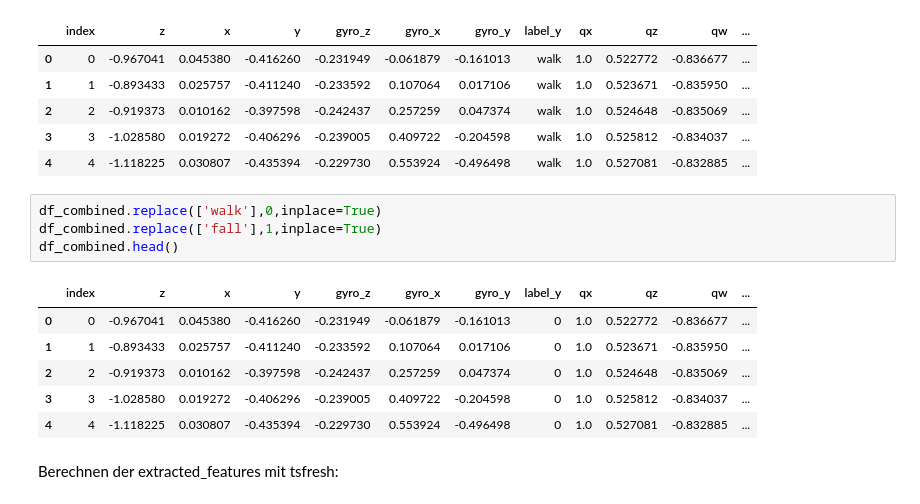
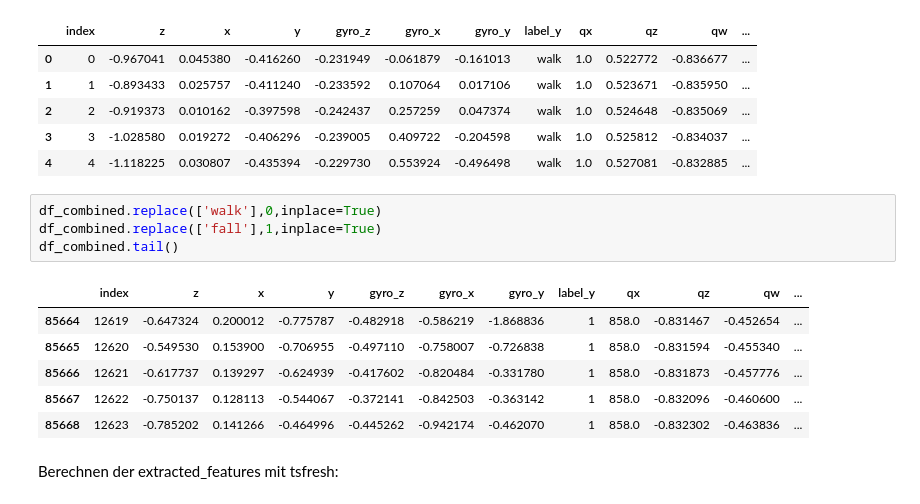
Before and after one commit to prizyou/Lexicon-Legends, a Jupyter notebook: FallDetection_Abgabe copy.ipynb, the cells around one changed output. Drawn from its saved outputs; the diff is of its cells as text.

```diff
--- a/FallDetection_Abgabe copy.ipynb
+++ b/FallDetection_Abgabe copy.ipynb
@@ -620,14 +620,14 @@ df_combined.head()
 # %%
 df_combined.replace(['walk'],0,inplace=True)
 df_combined.replace(['fall'],1,inplace=True)
-df_combined.head()
+df_combined.tail()
 # %% [output]
 |  | index | z | x | y | gyro_z | gyro_x | gyro_y | label_y | qx | qz | qw | ... |
-| 0 | 0 | -0.967041 | 0.045380 | -0.416260 | -0.231949 | -0.061879 | -0.161013 | 0 | 1.0 | 0.522772 | -0.836677 | ... |
-| 1 | 1 | -0.893433 | 0.025757 | -0.411240 | -0.233592 | 0.107064 | 0.017106 | 0 | 1.0 | 0.523671 | -0.835950 | ... |
-| 2 | 2 | -0.919373 | 0.010162 | -0.397598 | -0.242437 | 0.257259 | 0.047374 | 0 | 1.0 | 0.524648 | -0.835069 | ... |
-| 3 | 3 | -1.028580 | 0.019272 | -0.406296 | -0.239005 | 0.409722 | -0.204598 | 0 | 1.0 | 0.525812 | -0.834037 | ... |
-| 4 | 4 | -1.118225 | 0.030807 | -0.435394 | -0.229730 | 0.553924 | -0.496498 | 0 | 1.0 | 0.527081 | -0.832885 | ... |
+| 85664 | 12619 | -0.647324 | 0.200012 | -0.775787 | -0.482918 | -0.586219 | -1.868836 | 1 | 858.0 | -0.831467 | -0.452654 | ... |
+| 85665 | 12620 | -0.549530 | 0.153900 | -0.706955 | -0.497110 | -0.758007 | -0.726838 | 1 | 858.0 | -0.831594 | -0.455340 | ... |
+| 85666 | 12621 | -0.617737 | 0.139297 | -0.624939 | -0.417602 | -0.820484 | -0.331780 | 1 | 858.0 | -0.831873 | -0.457776 | ... |
+| 85667 | 12622 | -0.750137 | 0.128113 | -0.544067 | -0.372141 | -0.842503 | -0.363142 | 1 | 858.0 | -0.832096 | -0.460600 | ... |
+| 85668 | 12623 | -0.785202 | 0.141266 | -0.464996 | -0.445262 | -0.942174 | -0.462070 | 1 | 858.0 | -0.832302 | -0.463836 | ... |
 # %% [markdown]
 Berechnen der extracted_features mit tsfresh:
 # %% [markdown]
```
